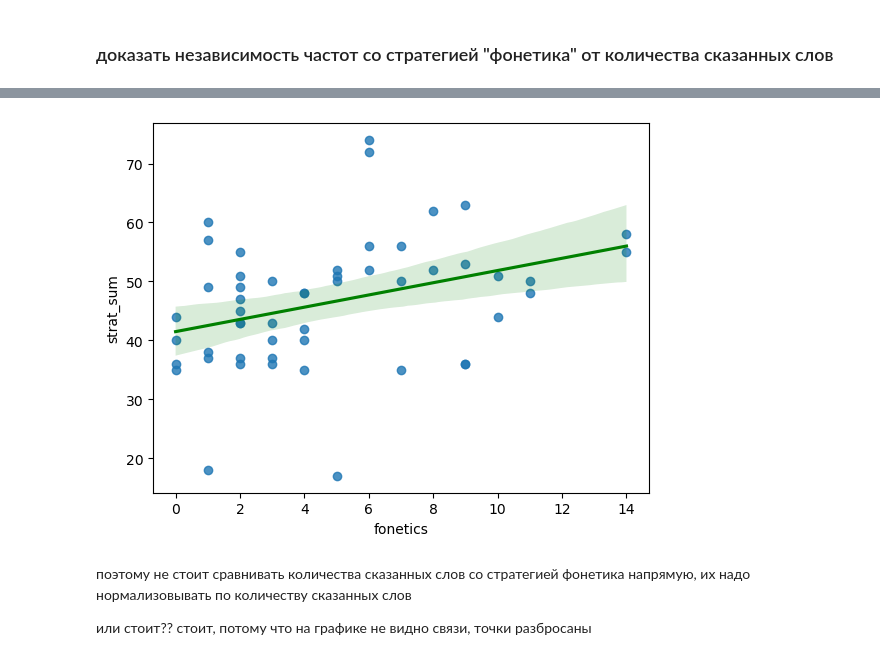
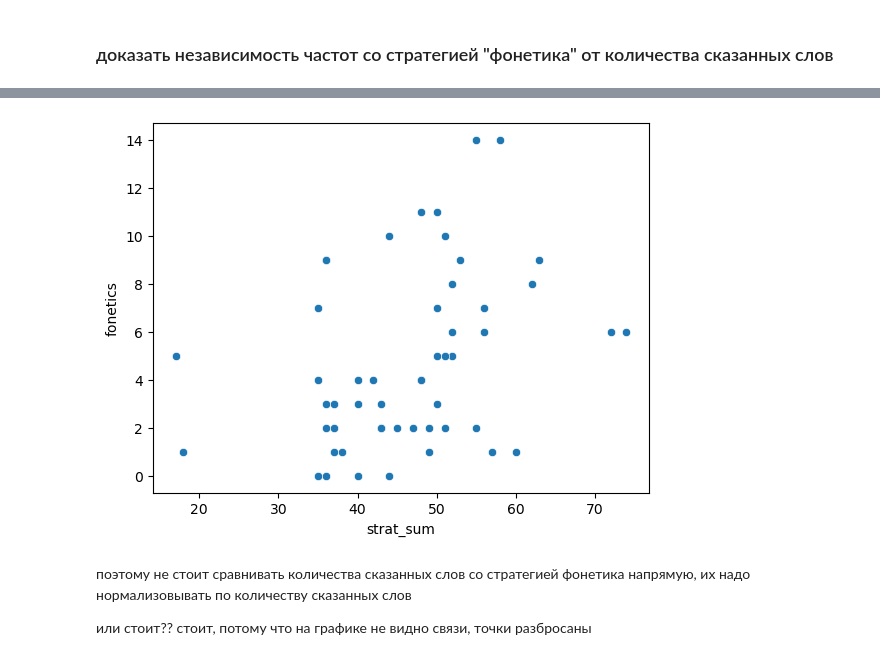
Before and after one commit to Aryunaa/Linguistics, a Jupyter notebook: pos_febr/methods_results.ipynb, the cells around one changed output, grey strips where cells are left out. Saved outputs shown, nothing was run; the diff lists cells and outputs as text; code cells hidden in the pictures.

```diff
--- a/pos_febr/methods_results.ipynb
+++ b/pos_febr/methods_results.ipynb
@@ -152,7 +179,9 @@ sns.scatterplot(strats, y='strat_sum', x='fonetics');
-# %%
-ax = sns.regplot(data=strats, y='strat_sum', x='fonetics', line_kws={'color': 'g'})
-# %% [output]
-[figure, removed]
+# %%
+sns.scatterplot(strats, y='fonetics', x='strat_sum');
+# plt.ylim(0,70)
+# plt.xlim(0,15)
+# %% [output]
+[figure, added]
 # %% [markdown]
 поэтому не стоит сравнивать количества сказанных слов со стратегией фонетика напрямую, их надо нормализовывать по количеству сказанных слов
 
```
Also changed, not shown: parts of 31 cells of this notebook, 3 other files.
